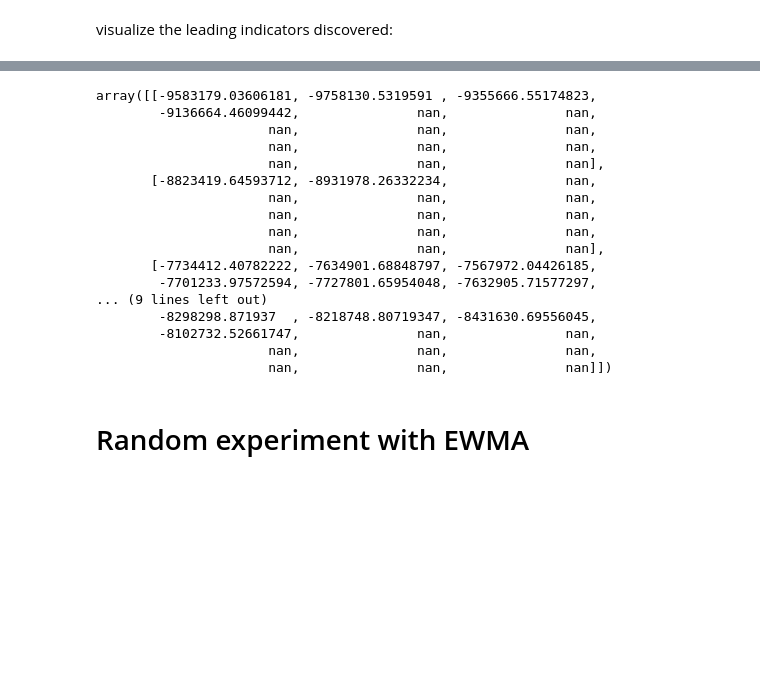
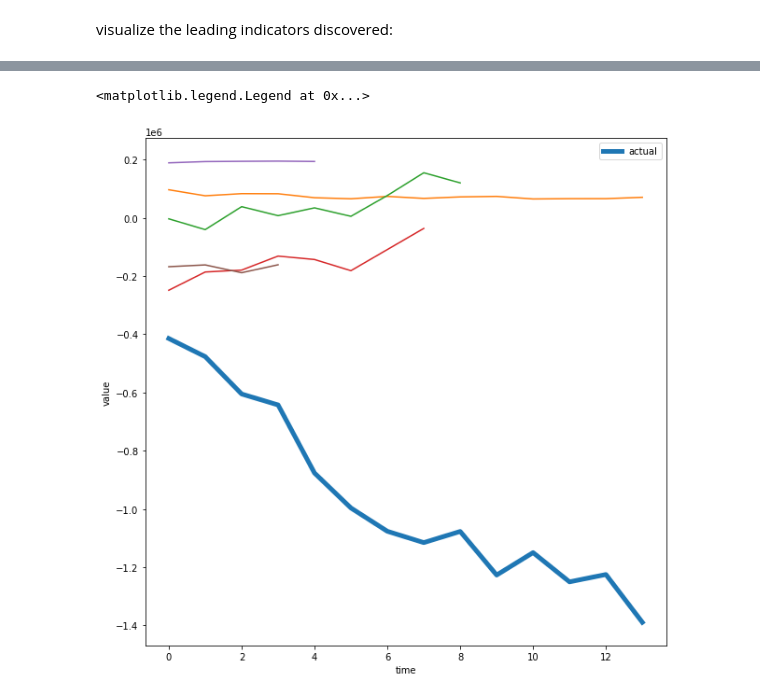
Before and after one commit to J-sephB-lt-n/schuberts_leader, a Jupyter notebook: docs/implementation_examples.ipynb, the cells around one changed output, grey strips where cells are left out. Drawn from its saved outputs; the diff is of its cells as text; code cells hidden in the pictures; blank space fills up the shorter version.

```diff
--- a/docs/implementation_examples.ipynb
+++ b/docs/implementation_examples.ipynb
@@ -82,26 +105,0 @@ for x in leading_indicator_miner_model.best_leading_indicators_vars_set:
-# %%
-test_forecasts = leading_indicator_miner_model.predict(
-    X = train_X_arr,
-    X_varnames = X_varnames
-)
-test_forecasts
-# %% [output]
-array([[-9583179.03606181, -9758130.5319591 , -9355666.55174823,
-        -9136664.46099442,               nan,               nan,
-                      nan,               nan,               nan,
-                      nan,               nan,               nan,
-                      nan,               nan,               nan],
-       [-8823419.64593712, -8931978.26332234,               nan,
-                      nan,               nan,               nan,
-                      nan,               nan,               nan,
-                      nan,               nan,               nan,
-                      nan,               nan,               nan],
-       [-7734412.40782222, -7634901.68848797, -7567972.04426185,
-        -7701233.97572594, -7727801.65954048, -7632905.71577297,
-... (9 lines left out)
-        -8298298.871937  , -8218748.80719347, -8431630.69556045,
-        -8102732.52661747,               nan,               nan,
-                      nan,               nan,               nan,
-                      nan,               nan,               nan]])
-# %% [markdown]
-# Random experiment with EWMA
@@ -175,0 +106,16 @@ plt.legend()
+# %%
+test_forecasts = leading_indicator_miner_model.predict(
+    X = train_X_arr,
+    X_varnames = X_varnames
+)
+max_forecast_length = test_forecasts.shape[0]
+plt.figure( figsize=(10,10) )
+plt.plot( range(max_forecast_length), test_y_arr[:max_forecast_length], label="actual", linewidth=5 )
+for i in range(test_forecasts.shape[1]):
+    plt.plot(range(len(test_forecasts[:,i])), test_forecasts[:,i])
+plt.xlabel("time")
+plt.ylabel("value")
+plt.legend()
+# %% [output]
+<matplotlib.legend.Legend at 0x...>
+[figure, added]
```
Also changed, not shown: parts of 5 cells of this notebook, 1 other file.
